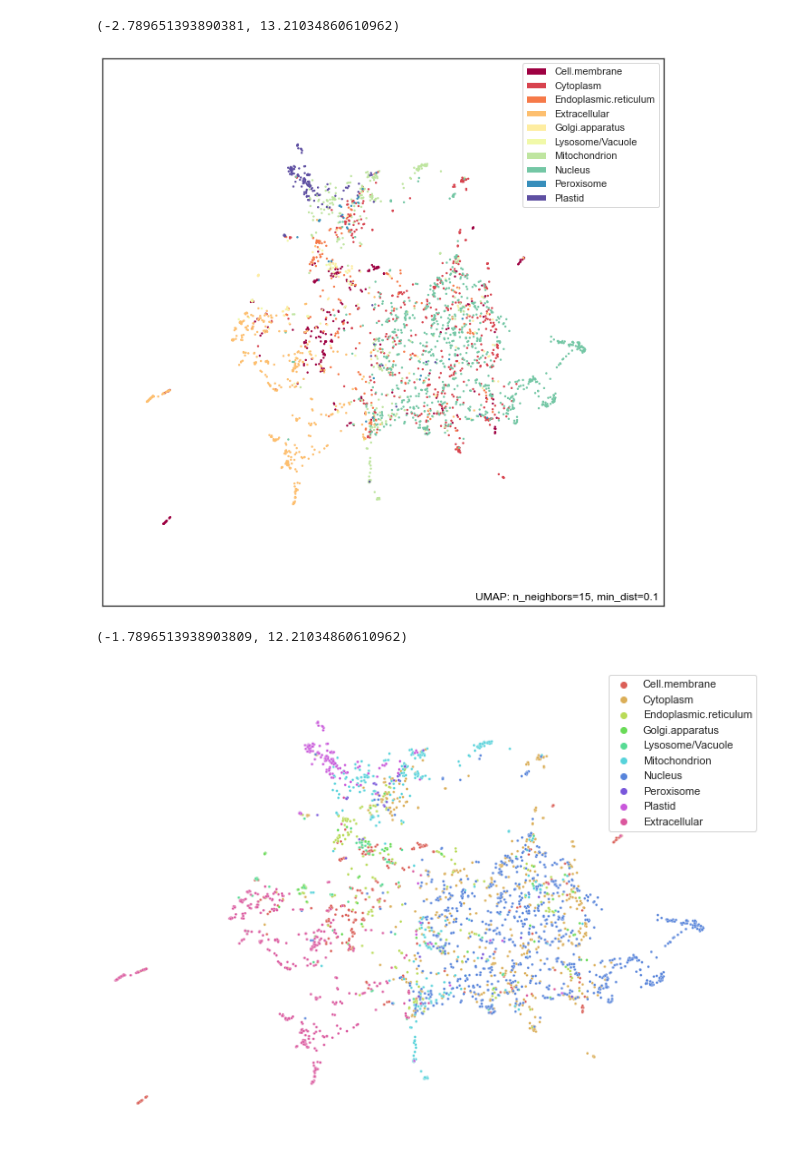
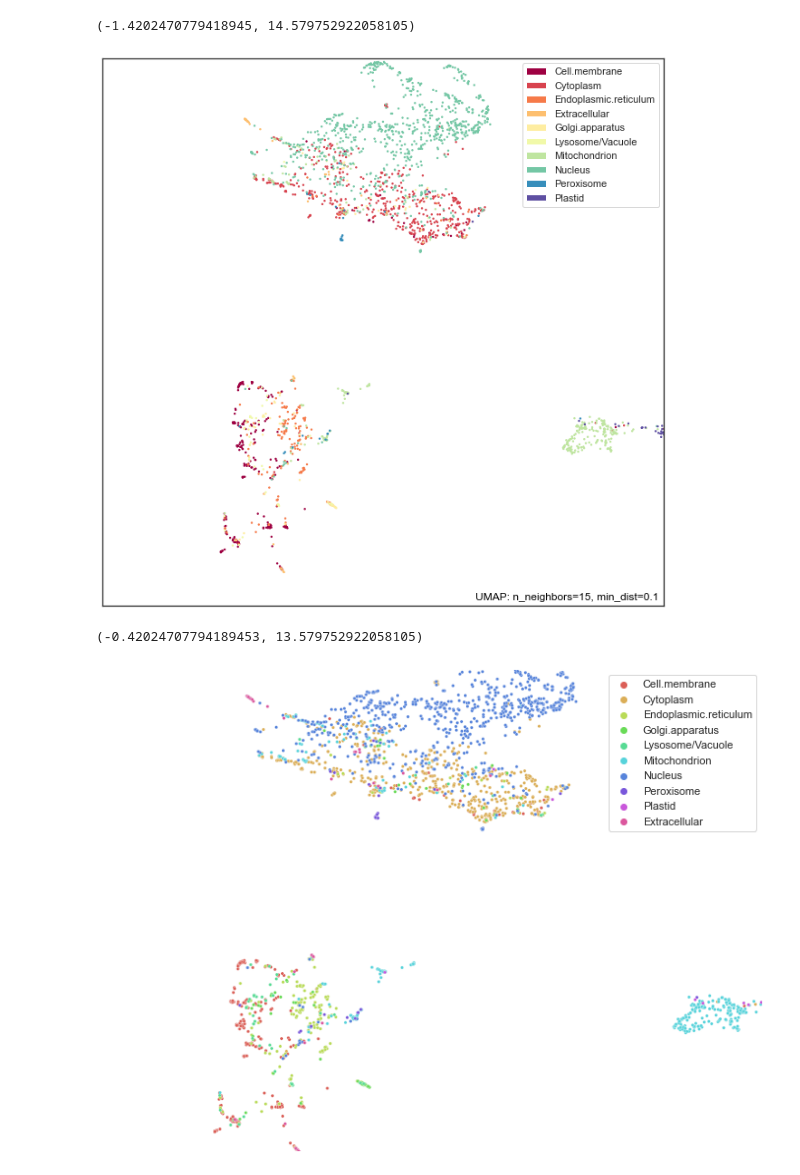
Before and after one commit to HannesStark/protein-localization, a Jupyter notebook: umap_plots.ipynb, the cells around one changed output. Drawn from its saved outputs; the diff is of its cells as text; code cells hidden in the pictures.

```diff
--- a/umap_plots.ipynb
+++ b/umap_plots.ipynb
@@ -22,5 +22,5 @@ for record in tqdm(SeqIO.parse(open('data/fasta_files/test_as_per_deeploc.fasta'
         labels.append(localization)# get localization as integer
     else:
         print(record.description)
-embeddings = np.array(embeddings)
+reduced_embeddings = np.array(reduced_embeddings)
 labels = np.array(labels)
@@ -27,5 +30,7 @@ labels = np.array(labels)
 # %%
-mapper = umap.UMAP().fit(embeddings)
+mapper_reduced = umap.UMAP().fit(reduced_embeddings)
+# %%
+mapper = mapper_reduced
 # %%
 results = mapper.embedding_
 mean = np.array(results).mean(axis=0)
@@ -36,27 +41,27 @@ range = 8
 plt.xlim((mean[0]-range,mean[0]+range ))
 plt.ylim((mean[1]-range,mean[1]+range ))
 # %% [output]
-(-2.789651393890381, 13.21034860610962)
+(-1.4202470779418945, 14.579752922058105)
-[figure, old version]
+[figure, new version]
 # %%
 sns.set(rc={'figure.figsize':(12,9)})
 sns.set_style("white")
 results = mapper.embedding_
 int_labels = []
 for label in labels:
     int_labels.append(LOCALIZATION.index(label))
-sns.scatterplot(x= results[:, 0], y=results[:, 1], hue=labels, palette='hls',alpha=1, s=7)
+sns.scatterplot(x= results[:, 0], y=results[:, 1], hue=labels, palette='hls',alpha=1, s=10)
 #plt.scatter(
 #    results[:, 0],
 #    results[:, 1],
 #    s=12,
 #    c=[sns.color_palette()[x] for x in int_labels])
 
 range = 7
 plt.axis('off')
 
 plt.xlim((mean[0]-range,mean[0]+range ))
 plt.ylim((mean[1]-range,mean[1]+range ))
 # %% [output]
-(-1.7896513938903809, 12.21034860610962)
+(-0.42024707794189453, 13.579752922058105)
-[figure, old version]
+[figure, new version]
```
Also changed, not shown: parts of 1 cell of this notebook, 1 other file.
